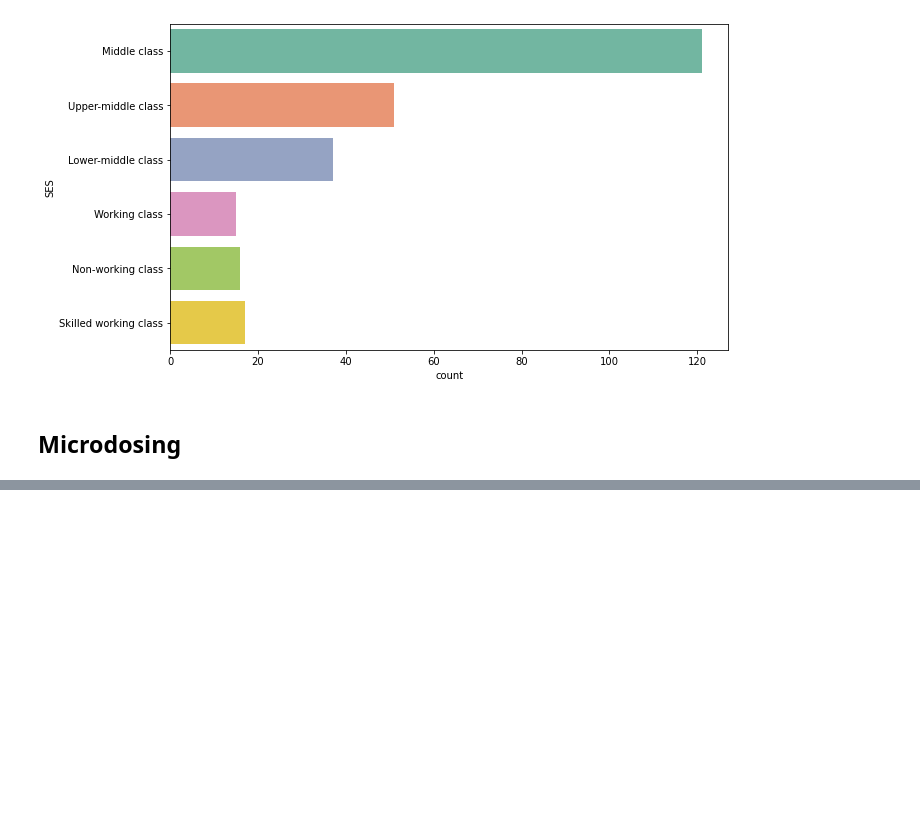
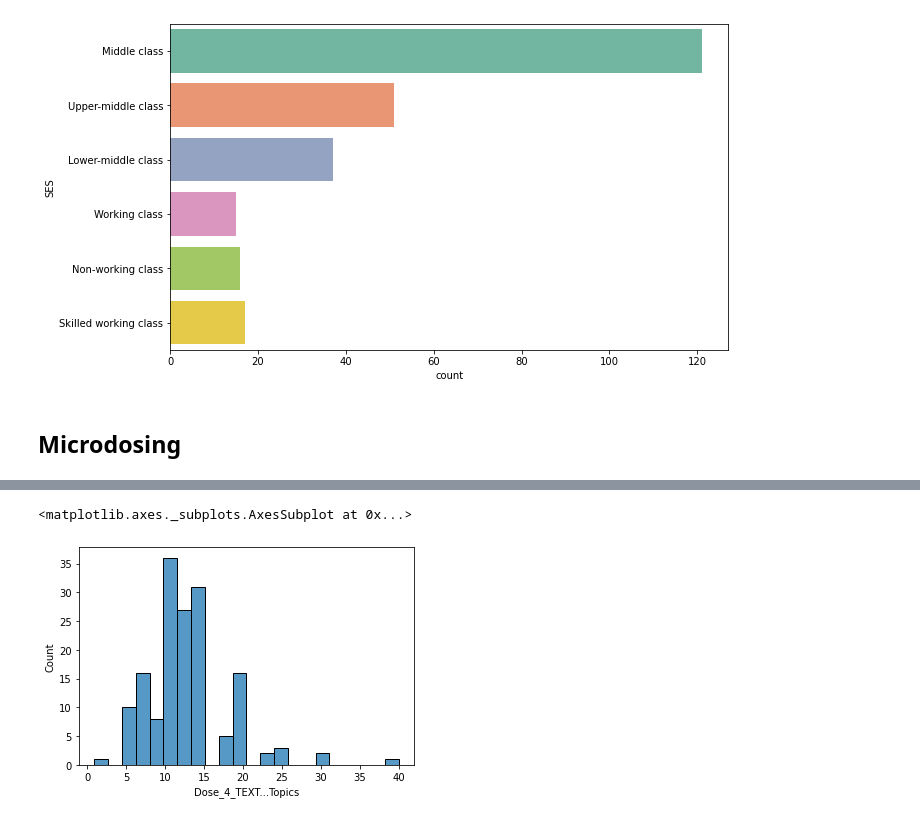
Before and after one commit to dan1dr/microdosing, a Jupyter notebook: notebooks/2.EDA.ipynb, the cells around one changed output, grey strips where cells are left out. Drawn from its saved outputs; the diff is of its cells as text; code cells hidden in the pictures; blank space fills up the shorter version.

```diff
--- a/notebooks/2.EDA.ipynb
+++ b/notebooks/2.EDA.ipynb
@@ -417,0 +476,10 @@ sns.countplot(y='SES', data=data, orient='h', palette='Set2')
+# %%
+#data.loc[data['Dose_1']==1]['Dose_1_TEXT...Topics']
+LSD_micrograms = data.loc[data['Dose_4']==1]['Dose_4_TEXT...Topics']
+LSD_percent_per_tab = data.loc[data['Dose_1']==1]['Dose_1_TEXT...Topics']
+Psilocybin_grams = data.loc[data['Dose_2']==1]['Dose_2_TEXT...Topics']
+# %%
+sns.histplot(data=LSD_micrograms, x=data['Dose_4_TEXT...Topics'])
+# %% [output]
+<matplotlib.axes._subplots.AxesSubplot at 0x...>
+[figure, added]
```
Also changed, not shown: parts of 35 cells of this notebook.
